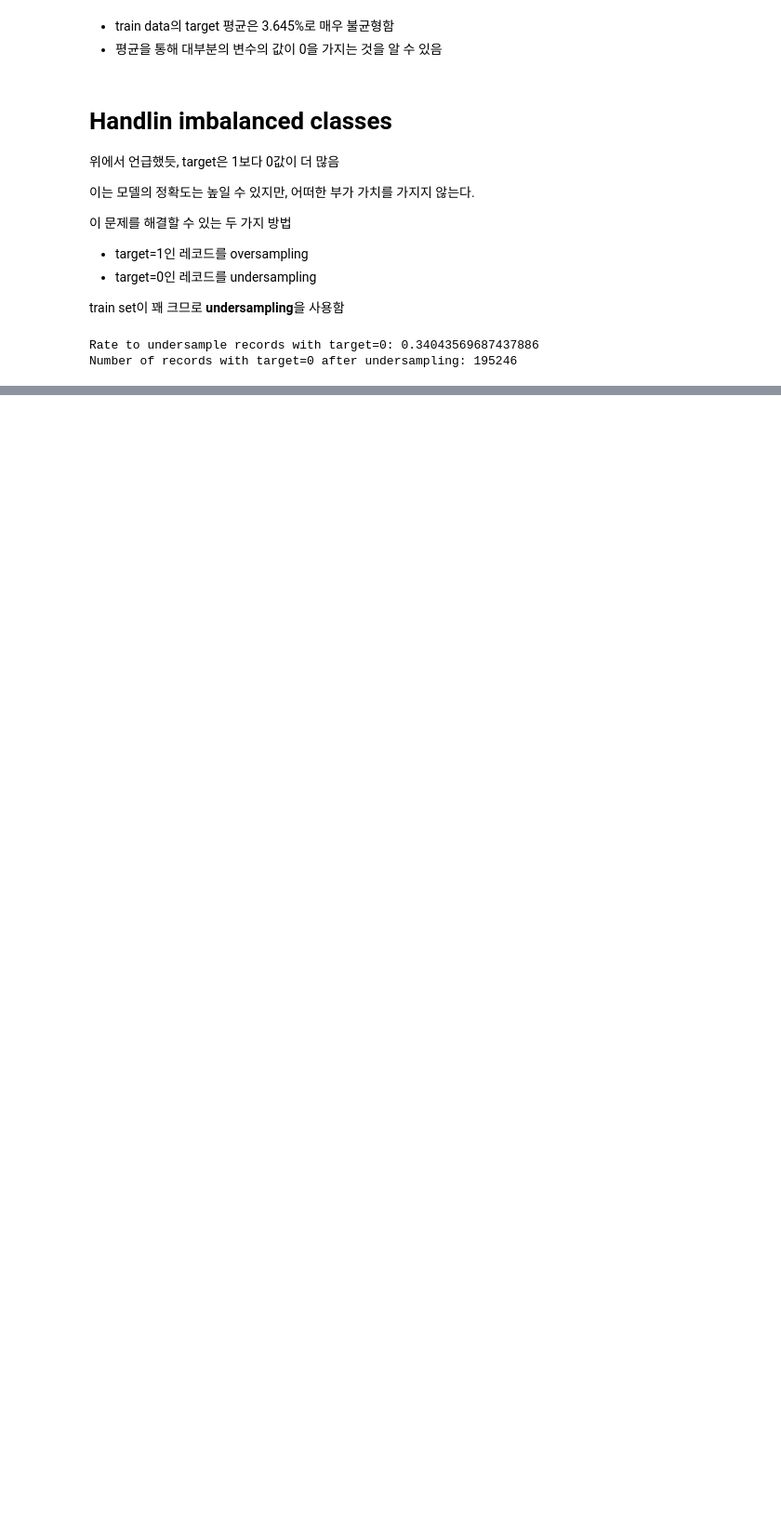
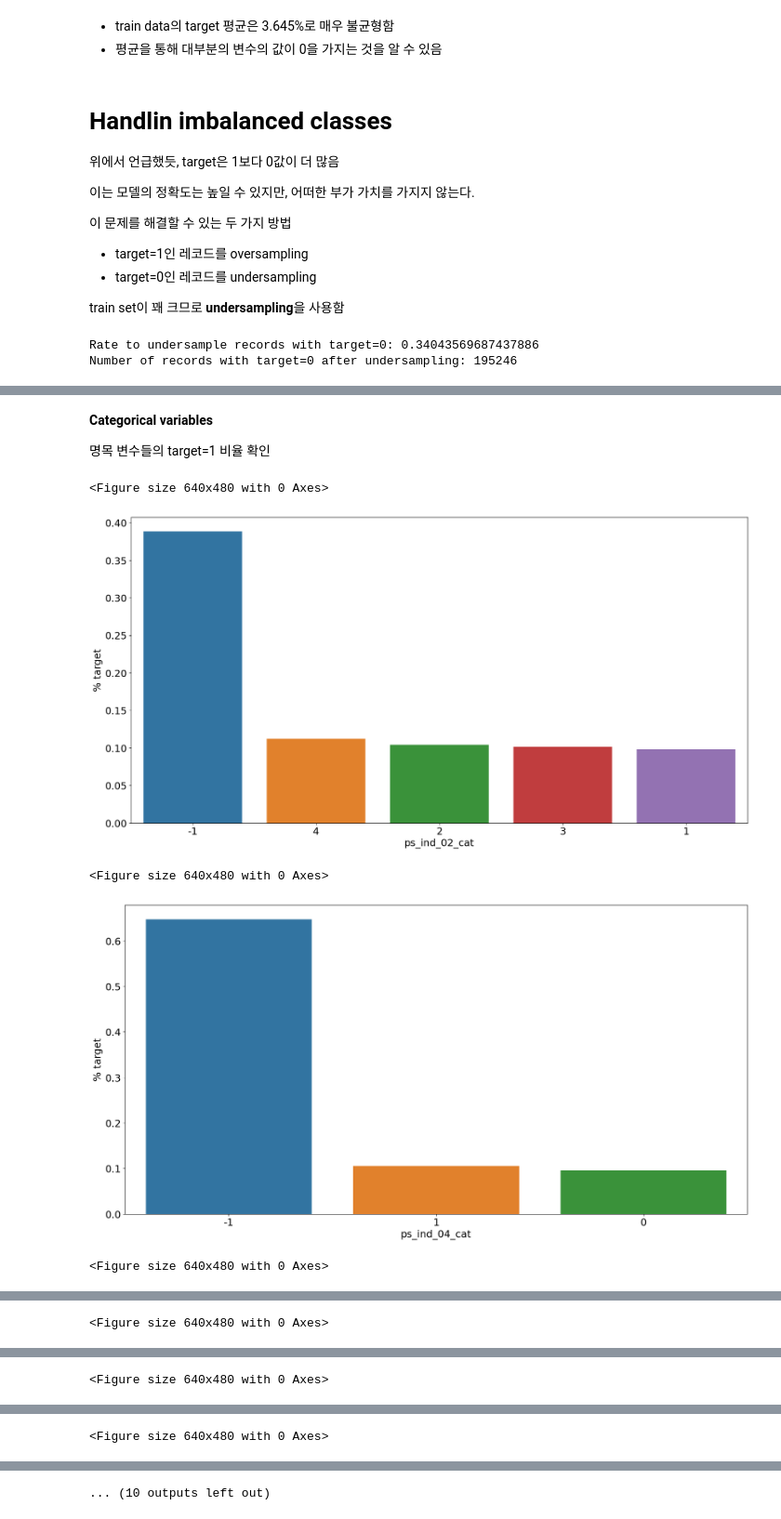
Before and after one commit to dduniverse/kaggle-copy, a Jupyter notebook: data-preparation-exploration.ipynb, the cells around one changed output, grey strips where cells are left out. Shown at 93% size. Saved outputs shown, nothing was run; the diff lists cells and outputs as text; code cells hidden in the pictures; blank space fills up the shorter version.

Commit message:
Kaggle Notebook | [필사] Data Preparation & Exploration | correltaions

```diff
--- a/data-preparation-exploration.ipynb
+++ b/data-preparation-exploration.ipynb
@@ -335,0 +396,6 @@ Number of records with target=0 after undersampling: 195246
+# %%
+v = meta[(meta.level == 'nominal') & (meta.keep)].index
+
+for f in v:
+    dist_values = train[f].value_counts().shape[0]
+    print('Variable {} has {} distinct values'.format(f, dist_values))
@@ -335,0 +456,13 @@ Number of records with target=0 after undersampling: 195246
+# %%
+train_encoded, test_encoded = target_encode(train['ps_car_11_cat'],
+                                           test['ps_car_11_cat'],
+                                           target = train.target,
+                                           min_samples_leaf = 100,
+                                           smoothing = 10,
+                                           noise_level = 0.01)
+
+train['ps_car_11_cat_te'] = train_encoded
+train.drop('ps_car_11_cat', axis=1, inplace=True)
+meta.loc['ps_car_11_cat', 'keep'] = False # 메타 정보 업데이트
+test['ps_car_11_cat_te'] = test_encoded
+test.drop('ps_car_11_cat', axis=1, inplace=True)
@@ -335,0 +471,25 @@ Number of records with target=0 after undersampling: 195246
+# %% [markdown]
+**Categorical variables**
+
+명목 변수들의 target=1 비율 확인
+# %%
+v = meta[(meta.level == 'nominal') & (meta.keep)].index
+
+for f in v:
+    plt.figure()
+    fig, ax = plt.subplots(figsize=(20,10))
+    # target=1 비율
+    cat_perc = train[[f, 'target']].groupby([f], as_index=False).mean()
+    cat_perc.sort_values(by='target', ascending=False, inplace=True)
+    # barplot
+    sns.barplot(ax=ax, x=f, y='target', data=cat_perc, order=cat_perc[f])
+    plt.ylabel('% target', fontsize=18)
+    plt.xlabel(f, fontsize=18)
+    plt.tick_params(axis='both', which='major', labelsize=18)
+    plt.show()
+# %% [output]
+<Figure size 640x480 with 0 Axes>
+[figure, added]
+<Figure size 640x480 with 0 Axes>
+[figure, added]
+<Figure size 640x480 with 0 Axes>
@@ -335,0 +497 @@ Number of records with target=0 after undersampling: 195246
+<Figure size 640x480 with 0 Axes>
@@ -335,0 +499 @@ Number of records with target=0 after undersampling: 195246
+<Figure size 640x480 with 0 Axes>
@@ -335,0 +501 @@ Number of records with target=0 after undersampling: 195246
+<Figure size 640x480 with 0 Axes>
@@ -335,0 +503 @@ Number of records with target=0 after undersampling: 195246
+... (10 outputs left out)
```
Also changed, not shown: parts of 29 cells of this notebook.
